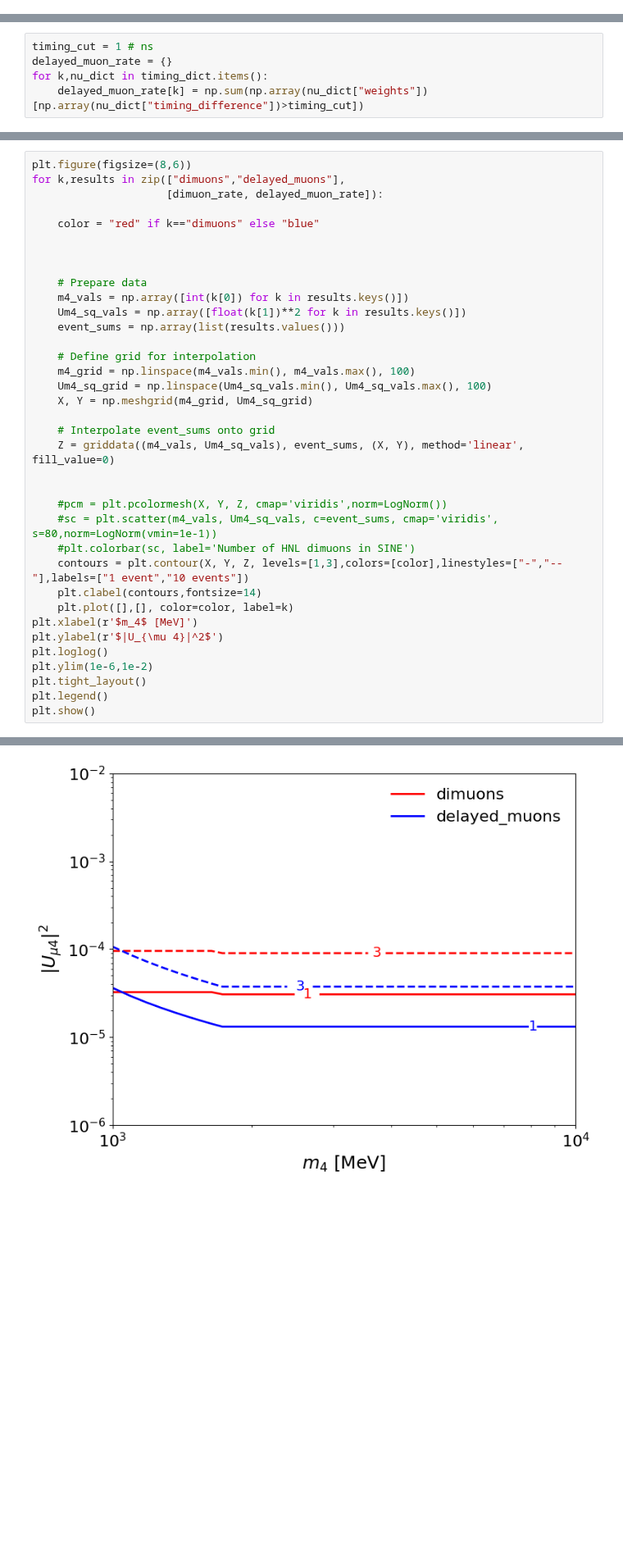
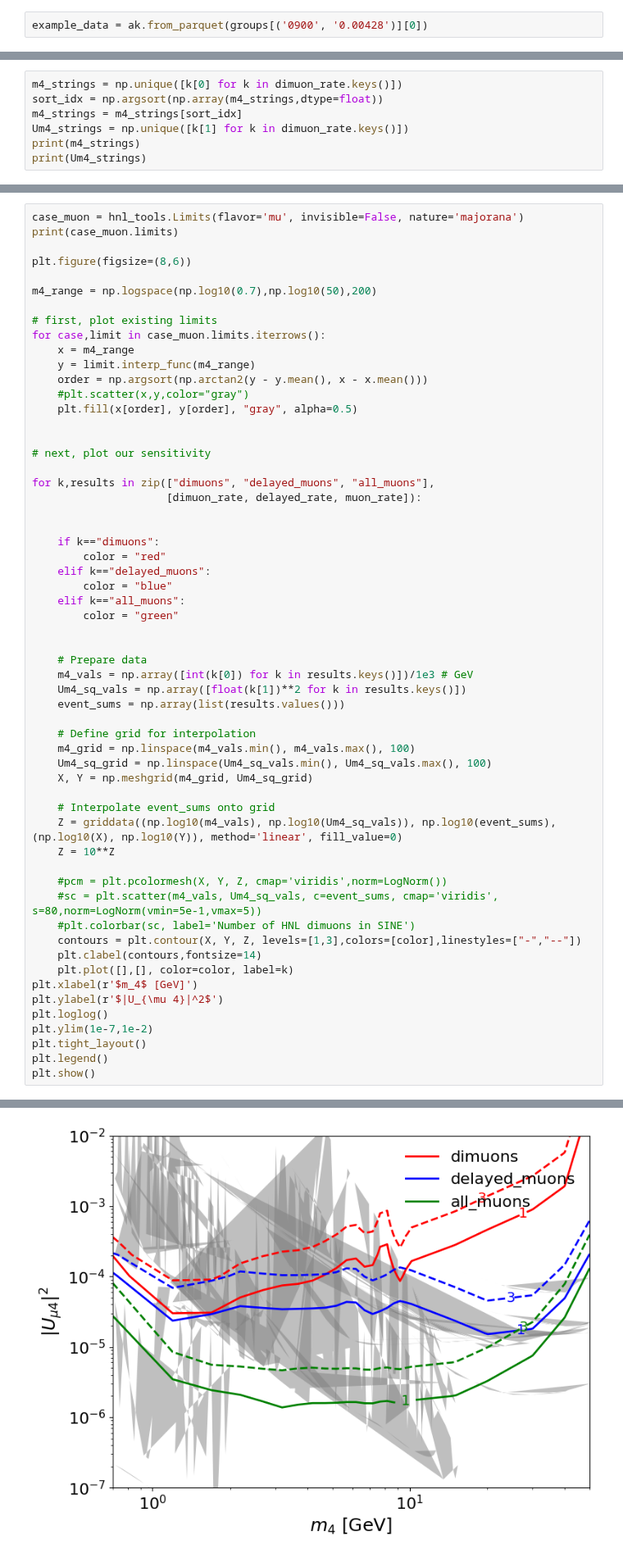
Before and after one commit to nickkamp1/Lake_Geneva_Neutrinos, a Jupyter notebook: SIREN_HNLAnalysis.ipynb, the cells around one changed output, grey strips where cells are left out. Shown at 82% size. Drawn from its saved outputs; the diff is of its cells as text; blank space fills up the shorter version.

Commit message:
updates to HNL limits

```diff
--- a/SIREN_HNLAnalysis.ipynb
+++ b/SIREN_HNLAnalysis.ipynb
@@ -107 +119,3 @@ def compute_time_delay(siren_data,
     return nu_dict
+# %%
+example_data = ak.from_parquet(groups[('0900', '0.00428')][0])
@@ -153,5 +201,7 @@ Processing m4: 10000, Um4: 0.00774 with 4 files
-# %%
-timing_cut = 1 # ns
-delayed_muon_rate = {}
-for k,nu_dict in timing_dict.items():
-    delayed_muon_rate[k] = np.sum(np.array(nu_dict["weights"])[np.array(nu_dict["timing_difference"])>timing_cut])
+# %%
+m4_strings = np.unique([k[0] for k in dimuon_rate.keys()])
+sort_idx = np.argsort(np.array(m4_strings,dtype=float))
+m4_strings = m4_strings[sort_idx]
+Um4_strings = np.unique([k[1] for k in dimuon_rate.keys()])
+print(m4_strings)
+print(Um4_strings)
@@ -173,14 +241,36 @@ plt.show()
 # %%
+case_muon = hnl_tools.Limits(flavor='mu', invisible=False, nature='majorana')
+print(case_muon.limits)
+
 plt.figure(figsize=(8,6))
-for k,results in zip(["dimuons","delayed_muons"],
-                     [dimuon_rate, delayed_muon_rate]):
 
-    color = "red" if k=="dimuons" else "blue"
+m4_range = np.logspace(np.log10(0.7),np.log10(50),200)
 
+# first, plot existing limits
+for case,limit in case_muon.limits.iterrows():
+    x = m4_range
+    y = limit.interp_func(m4_range)
+    order = np.argsort(np.arctan2(y - y.mean(), x - x.mean()))
+    #plt.scatter(x,y,color="gray")
+    plt.fill(x[order], y[order], "gray", alpha=0.5)
+
+
+# next, plot our sensitivity
+
+for k,results in zip(["dimuons", "delayed_muons", "all_muons"],
+                     [dimuon_rate, delayed_rate, muon_rate]):
+
+
+    if k=="dimuons":
+        color = "red"
+    elif k=="delayed_muons":
+        color = "blue"
+    elif k=="all_muons":
+        color = "green"
 
 
     # Prepare data
-    m4_vals = np.array([int(k[0]) for k in results.keys()])
+    m4_vals = np.array([int(k[0]) for k in results.keys()])/1e3 # GeV
     Um4_sq_vals = np.array([float(k[1])**2 for k in results.keys()])
     event_sums = np.array(list(results.values()))
 
@@ -190,19 +280,19 @@ for k,results in zip(["dimuons","delayed_muons"],
     X, Y = np.meshgrid(m4_grid, Um4_sq_grid)
 
     # Interpolate event_sums onto grid
-    Z = griddata((m4_vals, Um4_sq_vals), event_sums, (X, Y), method='linear', fill_value=0)
-
+    Z = griddata((np.log10(m4_vals), np.log10(Um4_sq_vals)), np.log10(event_sums), (np.log10(X), np.log10(Y)), method='linear', fill_value=0)
+    Z = 10**Z
 
     #pcm = plt.pcolormesh(X, Y, Z, cmap='viridis',norm=LogNorm())
-    #sc = plt.scatter(m4_vals, Um4_sq_vals, c=event_sums, cmap='viridis', s=80,norm=LogNorm(vmin=1e-1))
+    #sc = plt.scatter(m4_vals, Um4_sq_vals, c=event_sums, cmap='viridis', s=80,norm=LogNorm(vmin=5e-1,vmax=5))
     #plt.colorbar(sc, label='Number of HNL dimuons in SINE')
-    contours = plt.contour(X, Y, Z, levels=[1,3],colors=[color],linestyles=["-","--"],labels=["1 event","10 events"])
+    contours = plt.contour(X, Y, Z, levels=[1,3],colors=[color],linestyles=["-","--"])
     plt.clabel(contours,fontsize=14)
     plt.plot([],[], color=color, label=k)
-plt.xlabel(r'$m_4$ [MeV]')
+plt.xlabel(r'$m_4$ [GeV]')
 plt.ylabel(r'$|U_{\mu 4}|^2$')
 plt.loglog()
-plt.ylim(1e-6,1e-2)
+plt.ylim(1e-7,1e-2)
 plt.tight_layout()
 plt.legend()
 plt.show()
@@ -210,4 +317,4 @@ plt.show()
-[figure, old version]
+[figure, new version]
 # %% [markdown]
 # Cross section comparison
 # %%
```
Also changed, not shown: parts of 16 cells of this notebook, 2 other files.
